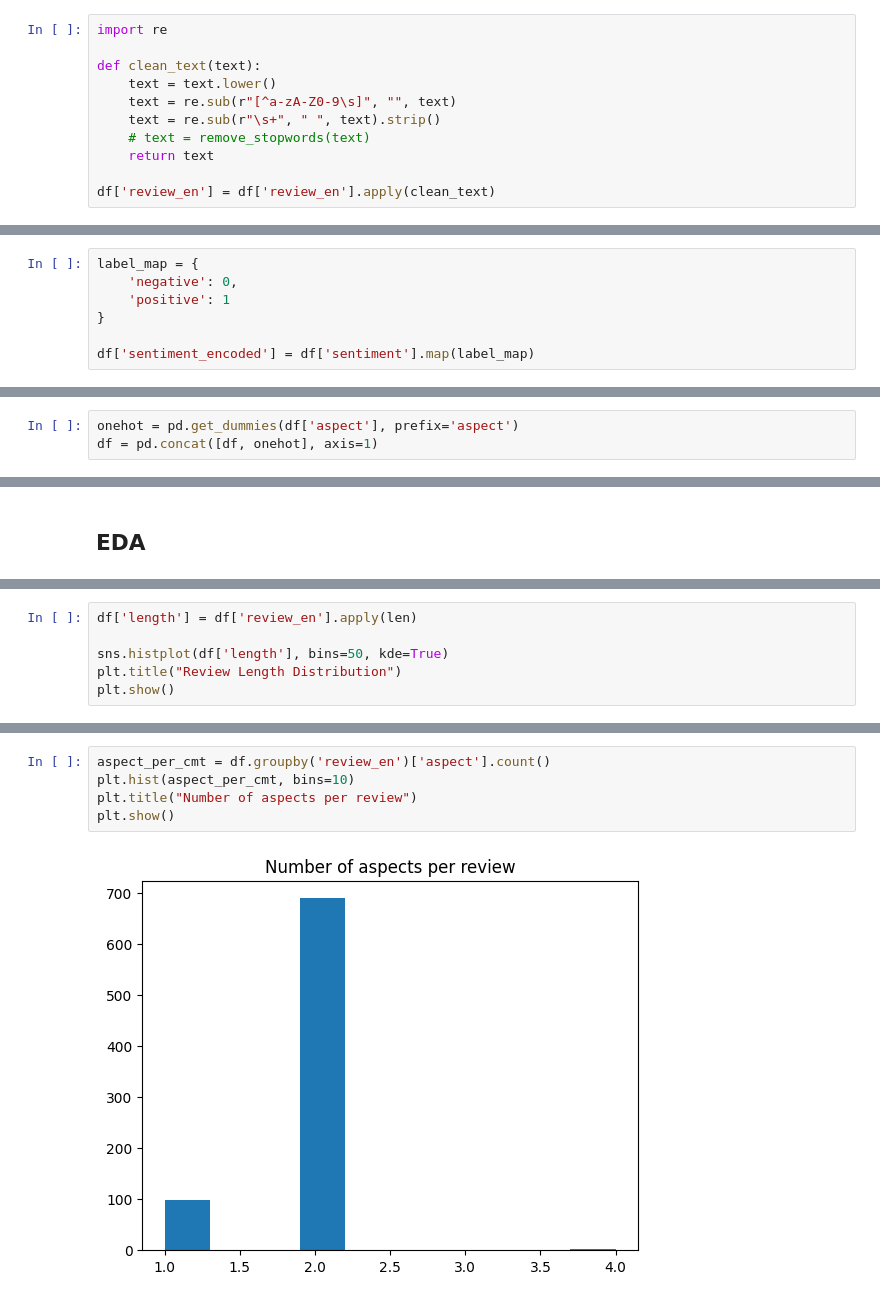
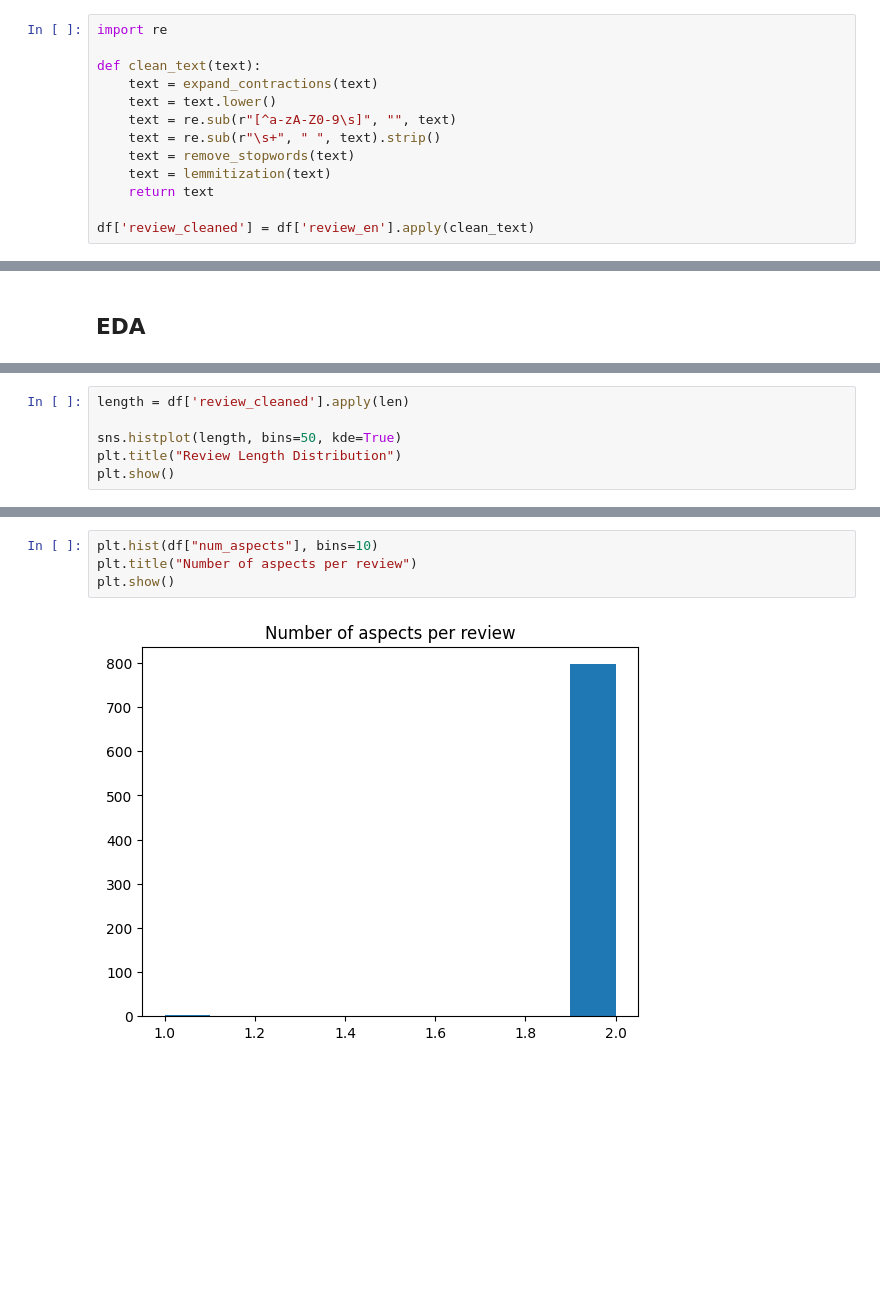
Before and after one commit to zaabinh/3bit-CS221, a Jupyter notebook: preprocessing.ipynb, the cells around one changed output, grey strips where cells are left out. Drawn from its saved outputs; the diff is of its cells as text; blank space fills up the shorter version.

```diff
--- a/preprocessing.ipynb
+++ b/preprocessing.ipynb
@@ -144,10 +213,12 @@ def remove_stopwords(text):
 import re
 
 def clean_text(text):
+    text = expand_contractions(text)
     text = text.lower()
     text = re.sub(r"[^a-zA-Z0-9\s]", "", text)
     text = re.sub(r"\s+", " ", text).strip()
-    # text = remove_stopwords(text)
+    text = remove_stopwords(text)
+    text = lemmitization(text)
     return text
 
-df['review_en'] = df['review_en'].apply(clean_text)
+df['review_cleaned'] = df['review_en'].apply(clean_text)
@@ -156,7 +224,0 @@ df['review_en'] = df['review_en'].apply(clean_text)
-# %%
-label_map = {
-    'negative': 0,
-    'positive': 1
-}
-
-df['sentiment_encoded'] = df['sentiment'].map(label_map)
@@ -165,3 +224,0 @@ df['sentiment_encoded'] = df['sentiment'].map(label_map)
-# %%
-onehot = pd.get_dummies(df['aspect'], prefix='aspect')
-df = pd.concat([df, onehot], axis=1)
@@ -201,7 +245,7 @@ plt.show()
 # %%
-df['length'] = df['review_en'].apply(len)
+length = df['review_cleaned'].apply(len)
 
-sns.histplot(df['length'], bins=50, kde=True)
+sns.histplot(length, bins=50, kde=True)
 plt.title("Review Length Distribution")
 plt.show()
 # %% [output]
@@ -250,8 +266,7 @@ plt.show()
 # %%
-aspect_per_cmt = df.groupby('review_en')['aspect'].count()
-plt.hist(aspect_per_cmt, bins=10)
+plt.hist(df["num_aspects"], bins=10)
 plt.title("Number of aspects per review")
 plt.show()
 # %% [output]
-[figure, old version]
+[figure, new version]
 # %%
```
Also changed, not shown: parts of 48 cells of this notebook, 2 other files.
